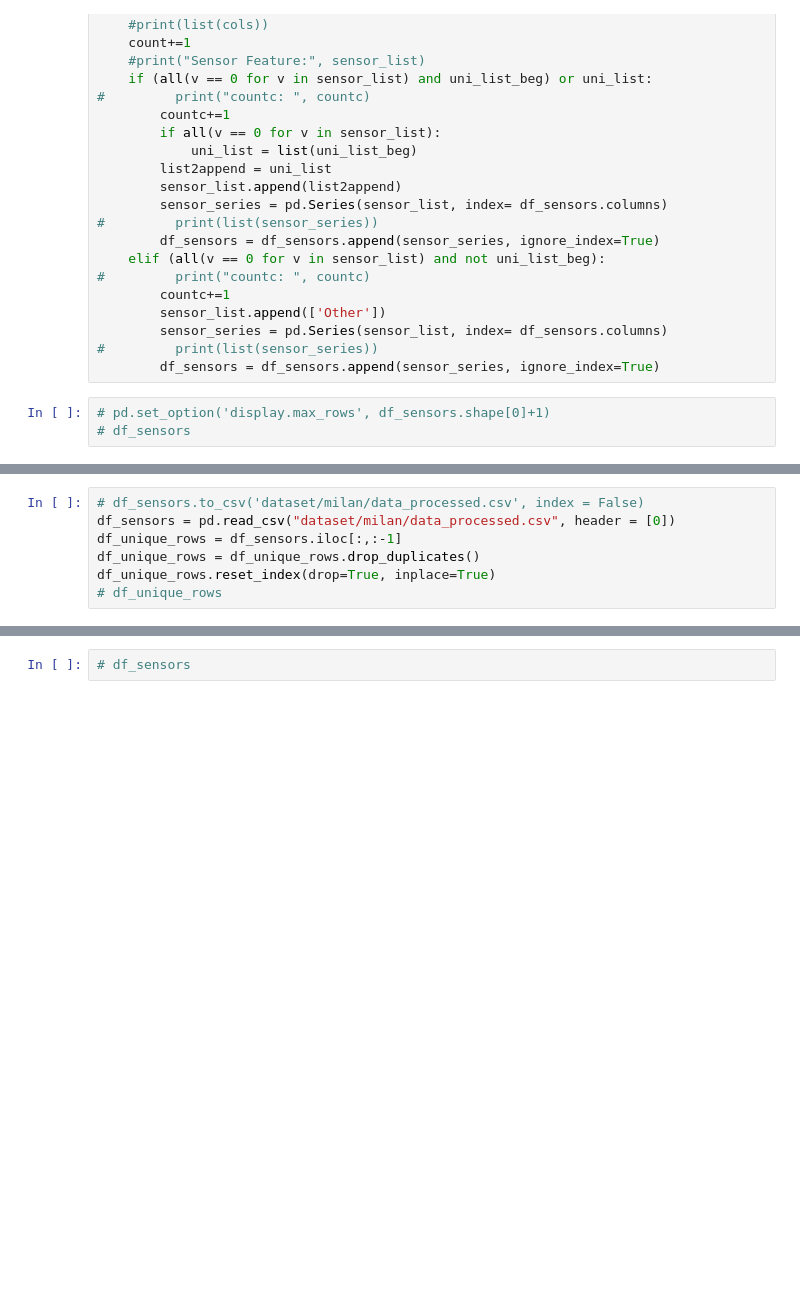
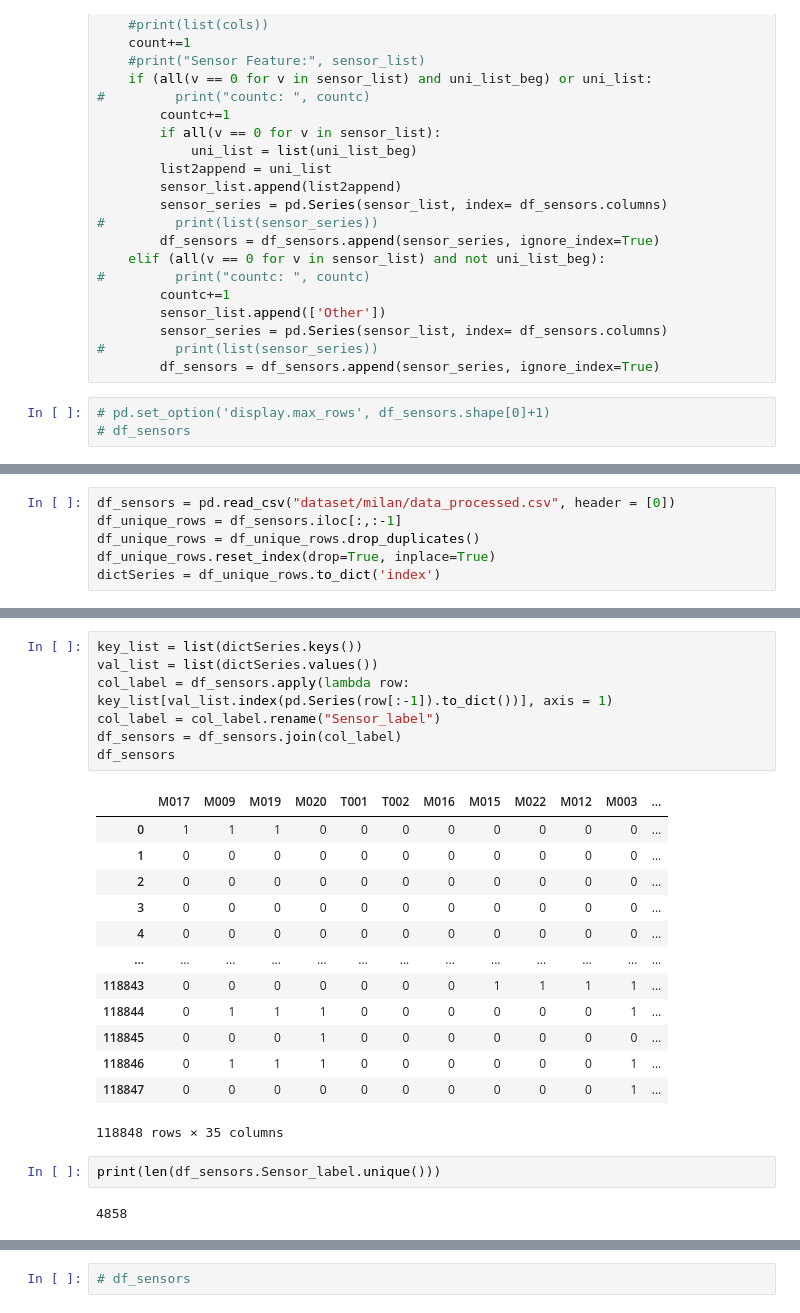
Before and after one commit to akashagarwalMLSec/sensor_anomaly, a Jupyter notebook: data_aggregation.ipynb, the cells around one changed output, grey strips where cells are left out. Saved outputs shown, nothing was run; the diff lists cells and outputs as text; blank space fills up the shorter version.

```diff
--- a/data_aggregation.ipynb
+++ b/data_aggregation.ipynb
@@ -126,7 +138,6 @@ while startTime  <= endTime:
 # %%
-# df_sensors.to_csv('dataset/milan/data_processed.csv', index = False)
 df_sensors = pd.read_csv("dataset/milan/data_processed.csv", header = [0])
 df_unique_rows = df_sensors.iloc[:,:-1]
 df_unique_rows = df_unique_rows.drop_duplicates()
 df_unique_rows.reset_index(drop=True, inplace=True)
-# df_unique_rows
+dictSeries = df_unique_rows.to_dict('index')
@@ -135 +157,26 @@ len(df_unique_rows)
+# %%
+key_list = list(dictSeries.keys())
+val_list = list(dictSeries.values())
+col_label = df_sensors.apply(lambda row: key_list[val_list.index(pd.Series(row[:-1]).to_dict())], axis = 1)
+col_label = col_label.rename("Sensor_label")
+df_sensors = df_sensors.join(col_label)
+df_sensors
+# %% [output]
+|  | M017 | M009 | M019 | M020 | T001 | T002 | M016 | M015 | M022 | M012 | M003 | ... |
+| 0 | 1 | 1 | 1 | 0 | 0 | 0 | 0 | 0 | 0 | 0 | 0 | ... |
+| 1 | 0 | 0 | 0 | 0 | 0 | 0 | 0 | 0 | 0 | 0 | 0 | ... |
+| 2 | 0 | 0 | 0 | 0 | 0 | 0 | 0 | 0 | 0 | 0 | 0 | ... |
+| 3 | 0 | 0 | 0 | 0 | 0 | 0 | 0 | 0 | 0 | 0 | 0 | ... |
+| 4 | 0 | 0 | 0 | 0 | 0 | 0 | 0 | 0 | 0 | 0 | 0 | ... |
+| ... | ... | ... | ... | ... | ... | ... | ... | ... | ... | ... | ... | ... |
+| 118843 | 0 | 0 | 0 | 0 | 0 | 0 | 0 | 1 | 1 | 1 | 1 | ... |
+| 118844 | 0 | 1 | 1 | 1 | 0 | 0 | 0 | 0 | 0 | 0 | 1 | ... |
+| 118845 | 0 | 0 | 0 | 1 | 0 | 0 | 0 | 0 | 0 | 0 | 0 | ... |
+| 118846 | 0 | 1 | 1 | 1 | 0 | 0 | 0 | 0 | 0 | 0 | 1 | ... |
+| 118847 | 0 | 0 | 0 | 0 | 0 | 0 | 0 | 0 | 0 | 0 | 1 | ... |
+118848 rows × 35 columns
+# %%
+print(len(df_sensors.Sensor_label.unique()))
+# %% [output]
+4858
 # %%
```
Also changed, not shown: parts of 8 cells of this notebook, 6 other files.
